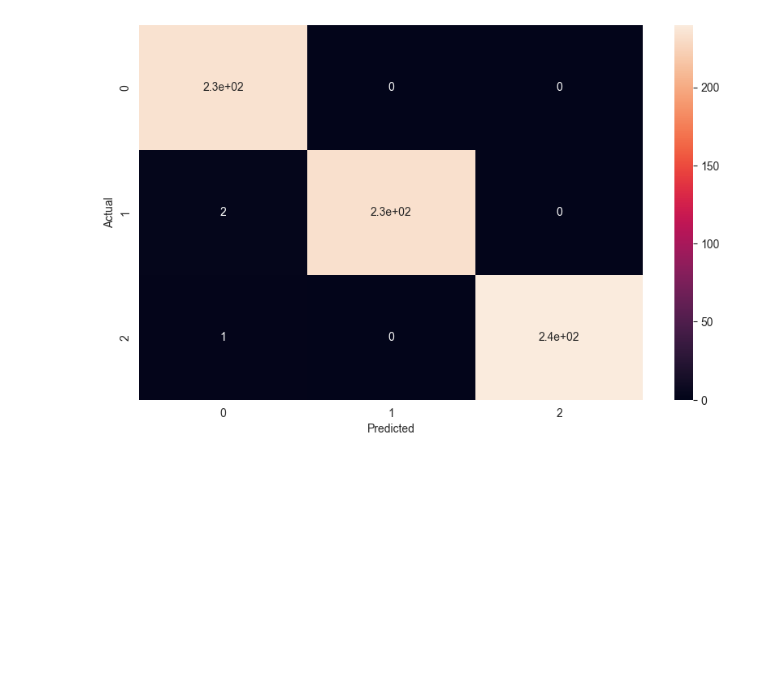
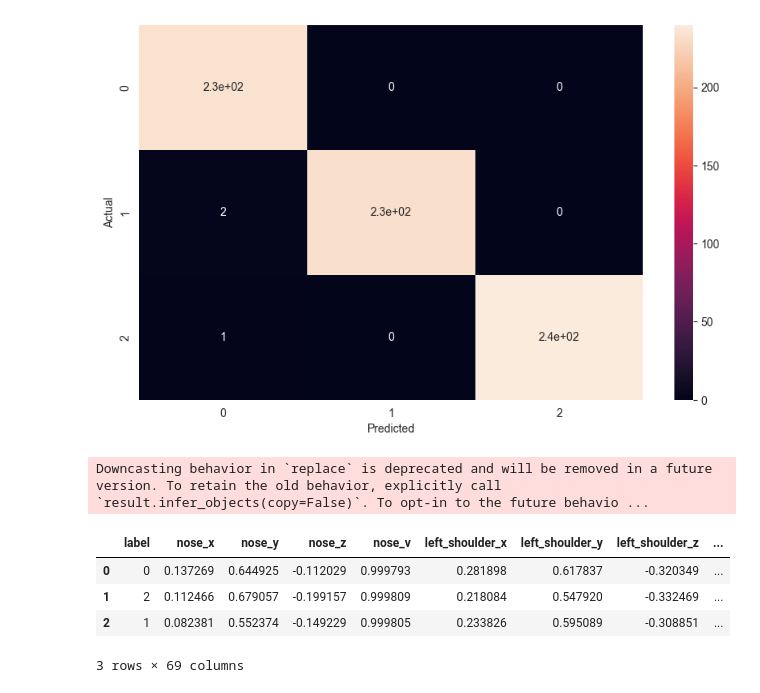
Before and after one commit to Defeeeee/FormAI-ML, a Jupyter notebook: Model-scikit/main.ipynb, the cells around one changed output. Cells and saved outputs as stored; diff of their text form; code cells hidden in the pictures; blank space fills up the shorter version.

```diff
--- a/Model-scikit/main.ipynb
+++ b/Model-scikit/main.ipynb
@@ -597,0 +604,18 @@ plt.show()
+# %%
+archivo = '../Computer Vision/mediapipe to csv/pose_data.csv'
+
+ds_new = pd.read_csv(archivo)
+
+# replace the label column
+ds_new['label'] = ds_new['label'].replace('H', 2)
+ds_new['label'] = ds_new['label'].replace('L', 1)
+ds_new['label'] = ds_new['label'].replace('C', 0)
+
+ds_new
+# %% [output]
+Downcasting behavior in `replace` is deprecated and will be removed in a future version. To retain the old behavior, explicitly call `result.infer_objects(copy=False)`. To opt-in to the future behavio ...
+|  | label | nose_x | nose_y | nose_z | nose_v | left_shoulder_x | left_shoulder_y | left_shoulder_z | ... |
+| 0 | 0 | 0.137269 | 0.644925 | -0.112029 | 0.999793 | 0.281898 | 0.617837 | -0.320349 | ... |
+| 1 | 2 | 0.112466 | 0.679057 | -0.199157 | 0.999809 | 0.218084 | 0.547920 | -0.332469 | ... |
+| 2 | 1 | 0.082381 | 0.552374 | -0.149229 | 0.999805 | 0.233826 | 0.595089 | -0.308851 | ... |
+3 rows × 69 columns
```
Also changed, not shown: parts of 6 cells of this notebook.
